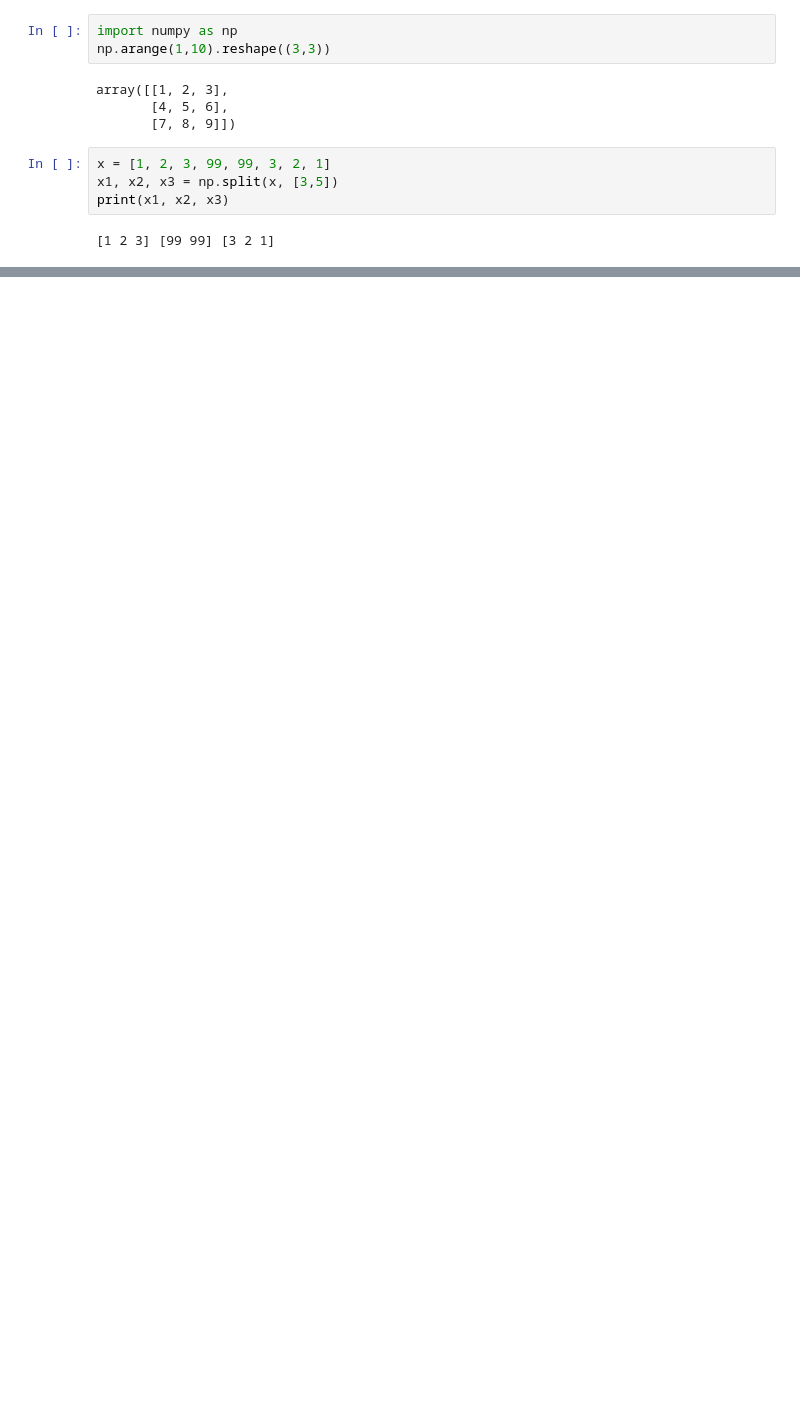
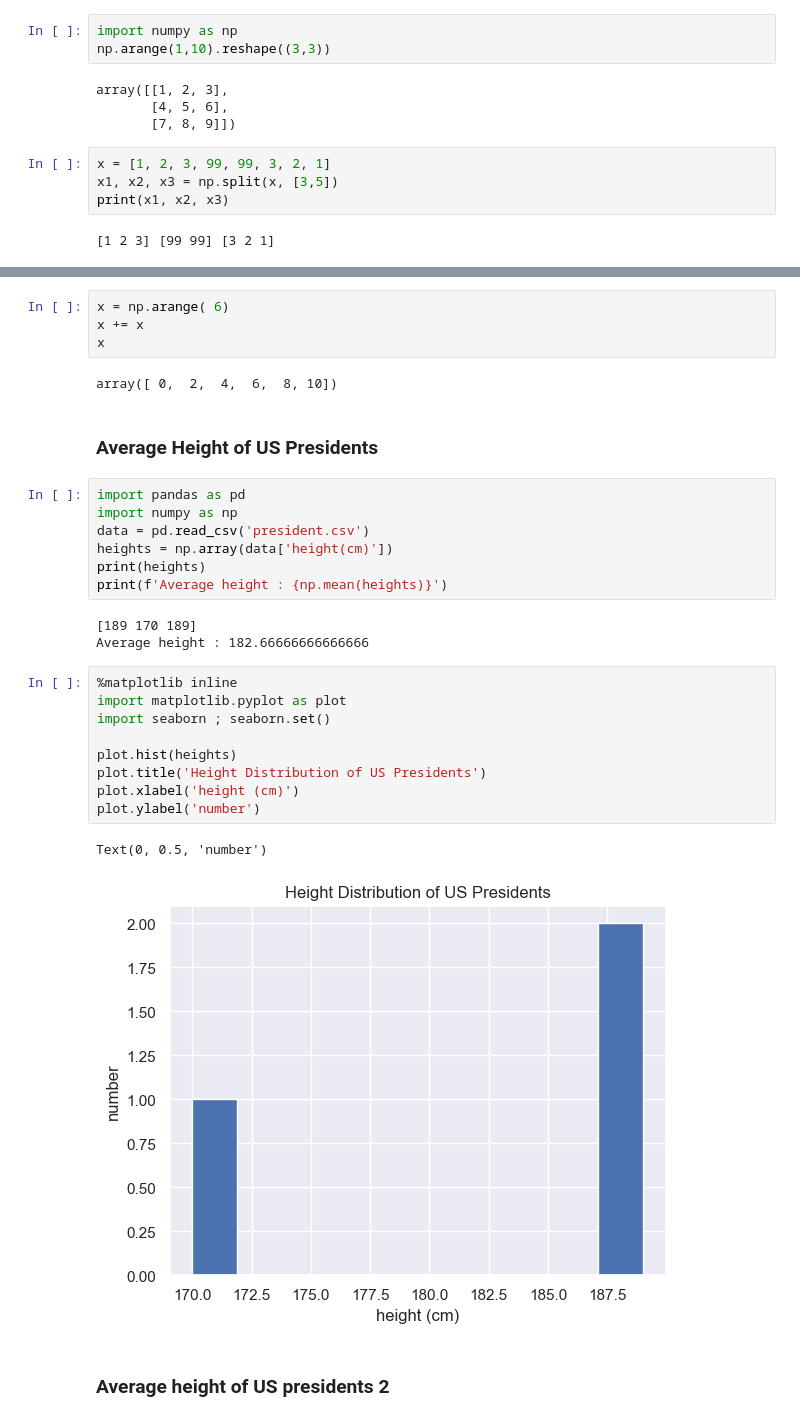
Before and after one commit to HerbSek/Learning-Data-Science, a Jupyter notebook: numpy.ipynb, the cells around one changed output, grey strips where cells are left out. Saved outputs shown, nothing was run; the diff lists cells and outputs as text; blank space fills up the shorter version.

Commit message:
Displaying data using matplotlib

```diff
--- a/numpy.ipynb
+++ b/numpy.ipynb
@@ -154,0 +242,32 @@ print(x1, x2, x3)
+# %%
+x = np.arange( 6)
+x += x
+x
+# %% [output]
+array([ 0,  2,  4,  6,  8, 10])
+# %% [markdown]
+### Average Height of US Presidents
+# %%
+import pandas as pd
+import numpy as np
+data = pd.read_csv('president.csv')
+heights = np.array(data['height(cm)'])
+print(heights)
+print(f'Average height : {np.mean(heights)}')
+# %% [output]
+[189 170 189]
+Average height : 182.66666666666666
+# %%
+%matplotlib inline
+import matplotlib.pyplot as plot
+import seaborn ; seaborn.set()
+
+plot.hist(heights)
+plot.title('Height Distribution of US Presidents')
+plot.xlabel('height (cm)')
+plot.ylabel('number')
+# %% [output]
+Text(0, 0.5, 'number')
+[figure, added]
+# %% [markdown]
+### Average height of US presidents 2
```
Also changed, not shown: parts of 19 cells of this notebook, 1 other file.
